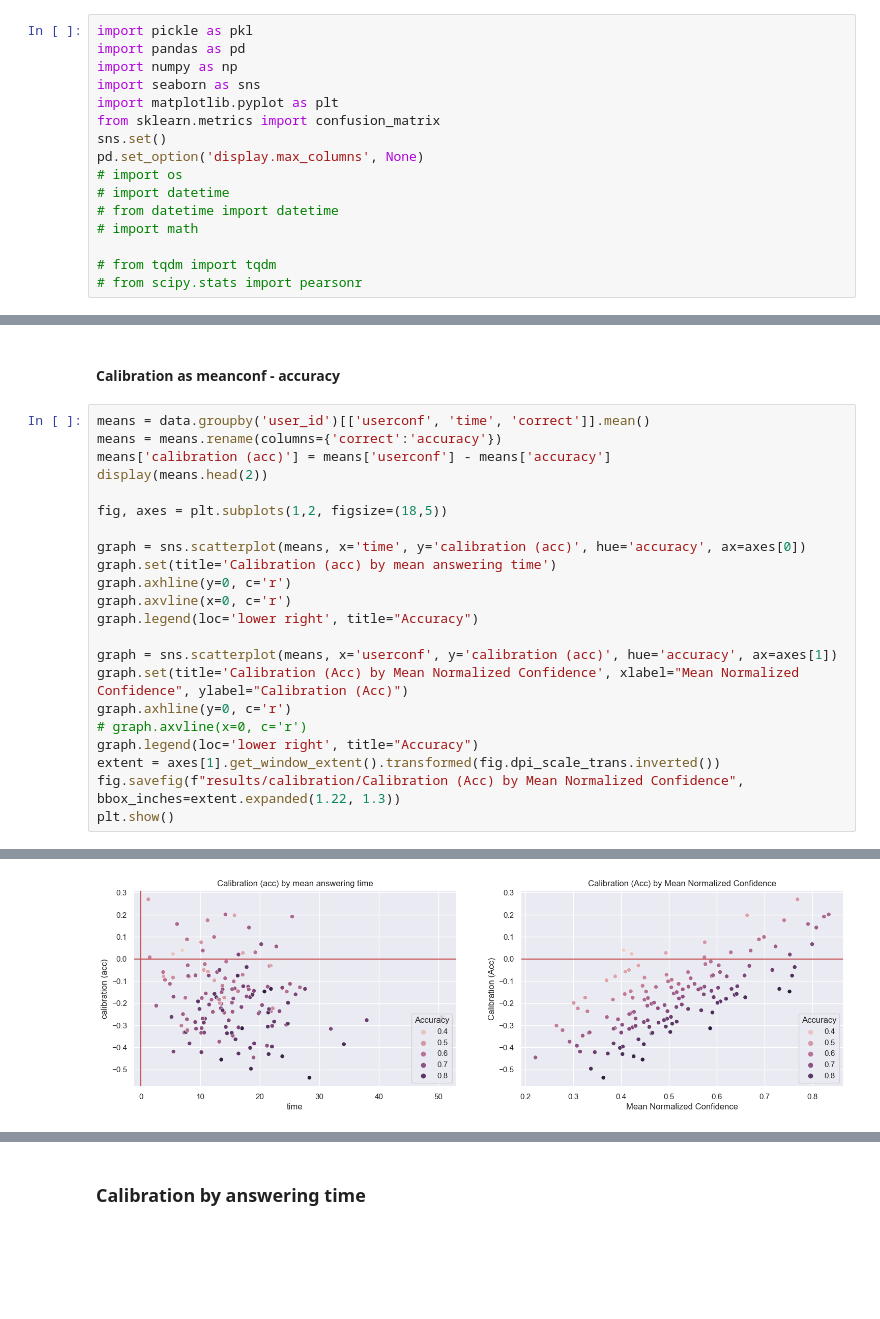
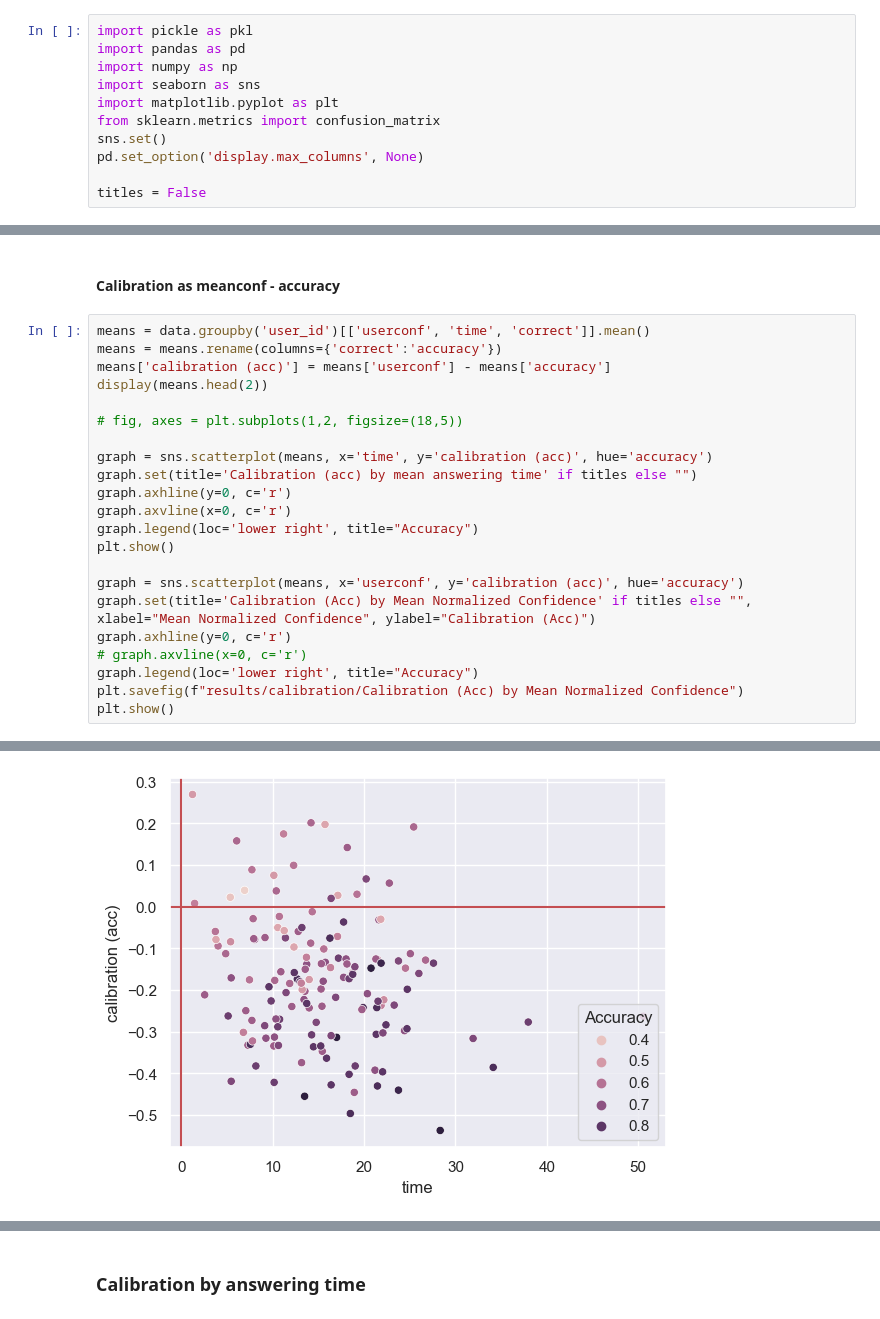
Before and after one commit to MatanSolomon01/LOUC---leave-one-out-calibration, a Jupyter notebook: calibration.ipynb, the cells around one changed output, grey strips where cells are left out. Saved outputs shown, nothing was run; the diff lists cells and outputs as text; blank space fills up the shorter version.

```diff
--- a/calibration.ipynb
+++ b/calibration.ipynb
@@ -11,13 +11,8 @@ import matplotlib.pyplot as plt
 from sklearn.metrics import confusion_matrix
 sns.set()
 pd.set_option('display.max_columns', None)
-# import os
-# import datetime
-# from datetime import datetime
-# import math
 
-# from tqdm import tqdm
-# from scipy.stats import pearsonr
+titles = False
 # %%
 data = pkl.load(open('data/data.pkl','rb'))
 data.head()
@@ -103,28 +98,28 @@ plt.show()
 # %%
 means = data.groupby('user_id')[['userconf', 'time', 'correct']].mean()
 means = means.rename(columns={'correct':'accuracy'})
 means['calibration (acc)'] = means['userconf'] - means['accuracy']
 display(means.head(2))
 
-fig, axes = plt.subplots(1,2, figsize=(18,5))
+# fig, axes = plt.subplots(1,2, figsize=(18,5))
 
-graph = sns.scatterplot(means, x='time', y='calibration (acc)', hue='accuracy', ax=axes[0])
-graph.set(title='Calibration (acc) by mean answering time')
+graph = sns.scatterplot(means, x='time', y='calibration (acc)', hue='accuracy')
+graph.set(title='Calibration (acc) by mean answering time' if titles else "")
 graph.axhline(y=0, c='r')
 graph.axvline(x=0, c='r')
 graph.legend(loc='lower right', title="Accuracy")
+plt.show()
 
-graph = sns.scatterplot(means, x='userconf', y='calibration (acc)', hue='accuracy', ax=axes[1])
-graph.set(title='Calibration (Acc) by Mean Normalized Confidence', xlabel="Mean Normalized Confidence", ylabel="Calibration (Acc)")
+graph = sns.scatterplot(means, x='userconf', y='calibration (acc)', hue='accuracy')
+graph.set(title='Calibration (Acc) by Mean Normalized Confidence' if titles else "", xlabel="Mean Normalized Confidence", ylabel="Calibration (Acc)")
 graph.axhline(y=0, c='r')
 # graph.axvline(x=0, c='r')
 graph.legend(loc='lower right', title="Accuracy")
-extent = axes[1].get_window_extent().transformed(fig.dpi_scale_trans.inverted())
-fig.savefig(f"results/calibration/Calibration (Acc) by Mean Normalized Confidence", bbox_inches=extent.expanded(1.22, 1.3))
+plt.savefig(f"results/calibration/Calibration (Acc) by Mean Normalized Confidence")
 plt.show()
 # %% [output]
 |  | userconf | time | accuracy | calibration (acc) |
 | user_id |  |  |  |  |
 | 174 | 0.520667 | 4.866667 | 0.633333 | -0.112667 |
 | 178 | 0.566667 | 15.766667 | 0.700000 | -0.133333 |
-[figure, old version]
+[figure, new version]
```
Also changed, not shown: parts of 9 cells of this notebook, 17 other files.
